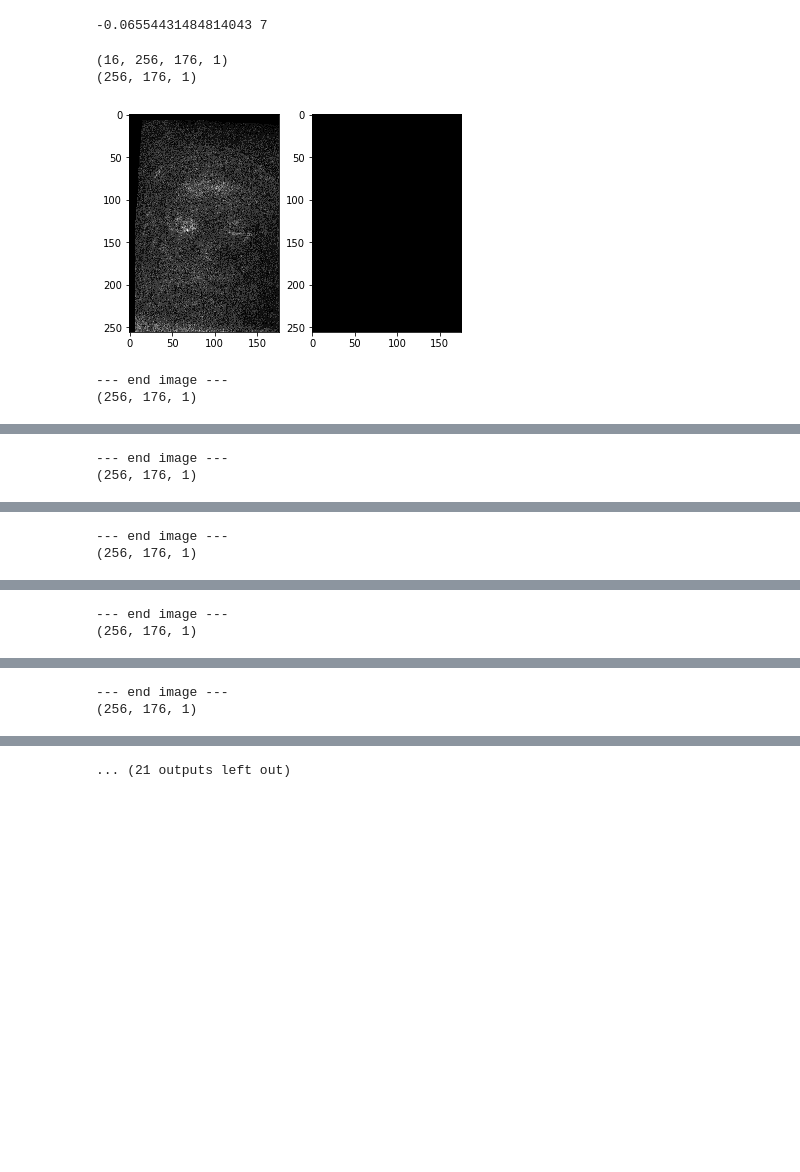
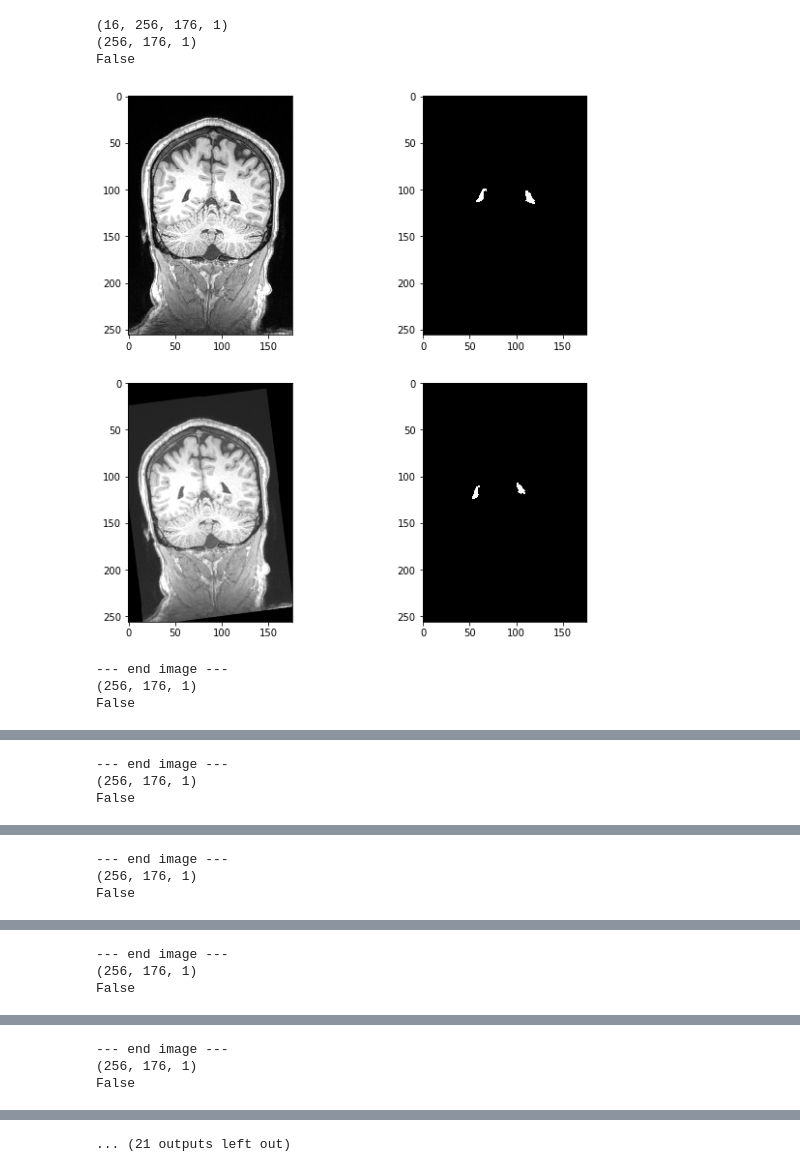
Before and after one commit to pippo111/tf-sandbox, a Jupyter notebook: Augmentation demo.ipynb, the cells around one changed output, grey strips where cells are left out. Saved outputs shown, nothing was run; the diff lists cells and outputs as text; code cells hidden in the pictures; blank space fills up the shorter version.

Commit message:
Change augmentation library

```diff
--- a/Augmentation demo.ipynb
+++ b/Augmentation demo.ipynb
@@ -13,30 +17,49 @@ from utils.image import augment
 
 import config as cfg
+# %%
+augmentation = Compose([
+    RandomBrightnessContrast(brightness_limit=0.15, contrast_limit=0.15, p=1.0),
+    ShiftScaleRotate(
+        shift_limit=0.05,
+        scale_limit=0.1,
+        rotate_limit=10,
+        interpolation=cv2.INTER_LINEAR,
+        border_mode=cv2.BORDER_CONSTANT,
+        value=0.,
+        p=1.0
+    )
+])
 # %%
 dataset_dir = cfg.setup['dataset_dir']
-train_loader = get_loader(dataset_dir, 'train', limit=16)
+train_loader = get_loader(dataset_dir, 'train')
 # %%
 train_dataset = tf.data.Dataset.from_generator(train_loader, (tf.float32, tf.float32))
-train_dataset = train_dataset.cache().map(augment).batch(cfg.setup['batch_size'])
+train_dataset = train_dataset.batch(cfg.setup['batch_size'])
-# %% [output]
--0.06554431484814043 7
 # %%
 for (images, labels) in train_dataset:
     print(images.shape)
     for image, label in zip(images, labels):
         print(image.shape)
-        f, (ax1, ax2) = plt.subplots(1, 2)
+        augmented = augmentation(image=image.numpy(), mask=label.numpy())
 
-        ax1.imshow(image.numpy().squeeze(), cmap='gray')
-        ax2.imshow(label.numpy().squeeze(), cmap='gray')
+        f, (ax1, ax2) = plt.subplots(2, 2, figsize=(10,10))
+
+        ax1[0].imshow(image.numpy().squeeze(), cmap='gray')
+        ax1[1].imshow(label.numpy().squeeze(), cmap='gray')
+        ax2[0].imshow(augmented['image'].squeeze(), cmap='gray')
+        ax2[1].imshow(augmented['mask'].squeeze(), cmap='gray')
+
+        print(np.array_equal(label.numpy(), augmented['mask']))
 
         plt.show()
 
         print('--- end image ---')
     print('--- end batch ---')
 # %% [output]
 (16, 256, 176, 1)
 (256, 176, 1)
+False
-[figure, old version]
+[figure, new version]
 --- end image ---
 (256, 176, 1)
+False
@@ -44,2 +67,3 @@ for (images, labels) in train_dataset:
 --- end image ---
 (256, 176, 1)
+False
@@ -47,2 +71,3 @@ for (images, labels) in train_dataset:
 --- end image ---
 (256, 176, 1)
+False
@@ -50,2 +75,3 @@ for (images, labels) in train_dataset:
 --- end image ---
 (256, 176, 1)
+False
@@ -53,2 +79,3 @@ for (images, labels) in train_dataset:
 --- end image ---
 (256, 176, 1)
+False
```
Also changed, not shown: parts of 2 cells of this notebook, 4 other files.
